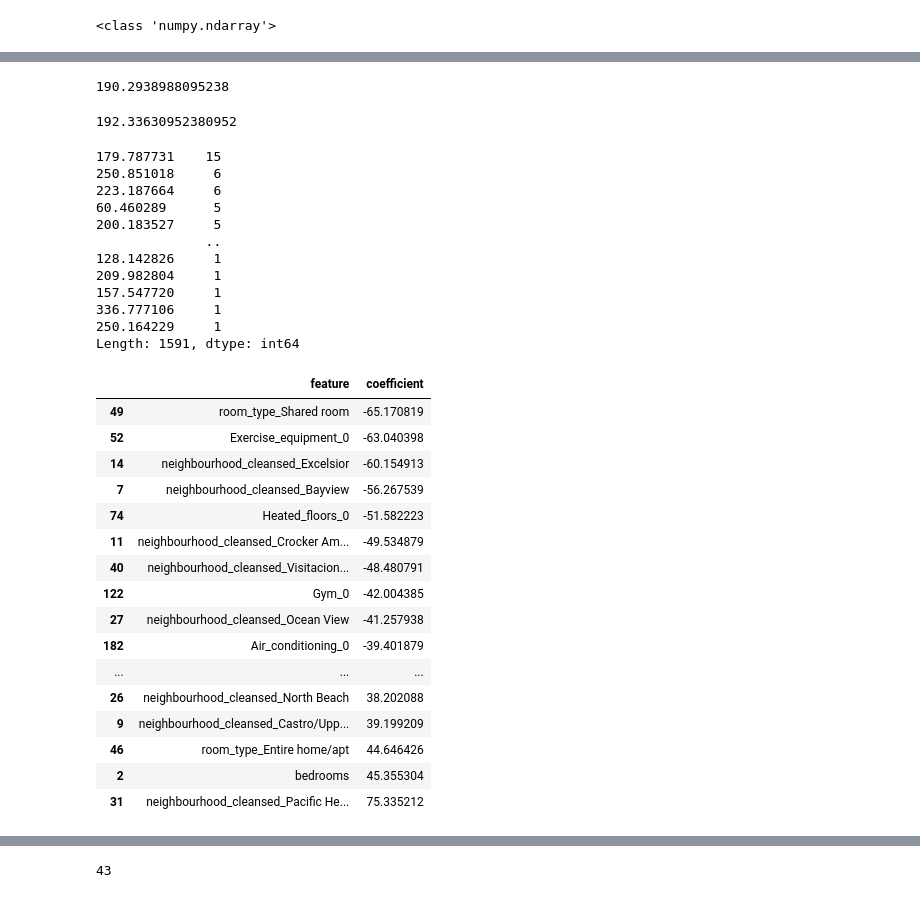
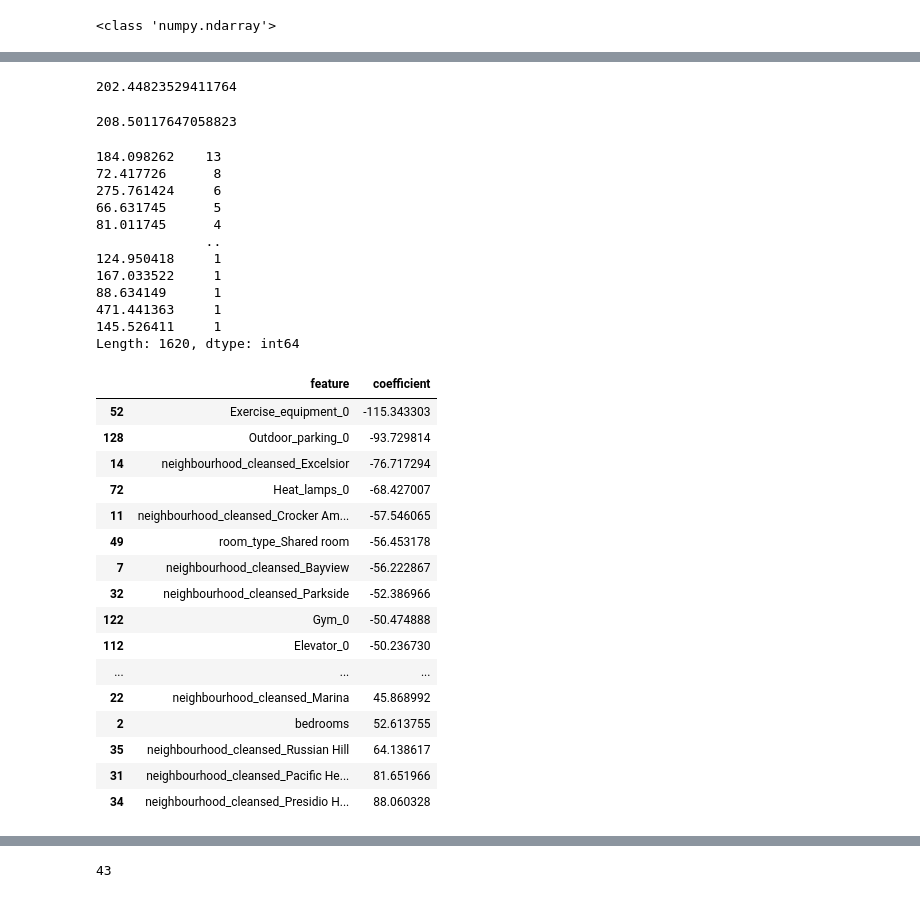
Before and after one commit to shabnami/Capstone_project_Airbnb, a Jupyter notebook: Airbnb.ipynb, the cells around one changed output, grey strips where cells are left out. Drawn from its saved outputs; the diff is of its cells as text; code cells hidden in the pictures.

```diff
--- a/Airbnb.ipynb
+++ b/Airbnb.ipynb
@@ -719,0 +738,2 @@ df.price = df.price.astype('int64')
+# %%
+df.drop(df.loc[df['price'] == 0].index, inplace = True)
@@ -720,5 +764,5 @@ df.price = df.price.astype('int64')
 # %%
-df = df[df['price']<1000]
+df = df[df['price'] < 2000]
 # %% [markdown]
 ### Security_deposit
 
@@ -1414,26 +1459,26 @@ df
 # %%
 y_train.mean()
 # %% [output]
-190.2938988095238
+202.44823529411764
 # %%
 y_test.mean()
 # %% [output]
-192.33630952380952
+208.50117647058823
 # %%
 pd.Series(predictions).value_counts()
 # %% [output]
-179.787731    15
-250.851018     6
-223.187664     6
-60.460289      5
-200.183527     5
+184.098262    13
+72.417726      8
+275.761424     6
+66.631745      5
+81.011745      4
               ..
-128.142826     1
-209.982804     1
-157.547720     1
-336.777106     1
-250.164229     1
-Length: 1591, dtype: int64
+124.950418     1
+167.033522     1
+88.634149      1
+471.441363     1
+145.526411     1
+Length: 1620, dtype: int64
 # %%
 #X_train['zipcode'].value_counts()
 # %%
@@ -1442,37 +1487,37 @@ Length: 1591, dtype: int64
 # %%
 pd.set_option('display.max_rows', 1000)
 # Grabbing the preprocessor
 pre = fit_model.named_steps['preprocessor']
 
 # Getting the numerical and categorical features from the pipeline
 num_feats = pre.transformers_[0][2]
 cat_feats = pre.transformers_[1][1]['onehot']\
                    .get_feature_names(categorical_features)
 all_feats = num_feats+list(cat_feats)
 
 # Dataframe for visual examination of coefficients
 df_coefs = pd.DataFrame()
 df_coefs['feature'] = all_feats
 df_coefs['coefficient'] = model.coef_
 
-df_coefs[abs(df_coefs['coefficient'])> 1].sort_values("coefficient")
+df_coefs[abs(df_coefs['coefficient'])> 1].sort_values("coefficient",ascending=False is in the top 10 features.)
 # Filter out all but the coefficients with some significance
 #df_coefs[df_coefs['coefficient'] > 0]
 # %% [output]
 |  | feature | coefficient |
-| 49 | room_type_Shared room | -65.170819 |
-| 52 | Exercise_equipment_0 | -63.040398 |
-| 14 | neighbourhood_cleansed_Excelsior | -60.154913 |
-| 7 | neighbourhood_cleansed_Bayview | -56.267539 |
-| 74 | Heated_floors_0 | -51.582223 |
-| 11 | neighbourhood_cleansed_Crocker Am... | -49.534879 |
-| 40 | neighbourhood_cleansed_Visitacion... | -48.480791 |
-| 122 | Gym_0 | -42.004385 |
-| 27 | neighbourhood_cleansed_Ocean View | -41.257938 |
-| 182 | Air_conditioning_0 | -39.401879 |
+| 52 | Exercise_equipment_0 | -115.343303 |
+| 128 | Outdoor_parking_0 | -93.729814 |
+| 14 | neighbourhood_cleansed_Excelsior | -76.717294 |
+| 72 | Heat_lamps_0 | -68.427007 |
+| 11 | neighbourhood_cleansed_Crocker Am... | -57.546065 |
+| 49 | room_type_Shared room | -56.453178 |
+| 7 | neighbourhood_cleansed_Bayview | -56.222867 |
+| 32 | neighbourhood_cleansed_Parkside | -52.386966 |
+| 122 | Gym_0 | -50.474888 |
+| 112 | Elevator_0 | -50.236730 |
 | ... | ... | ... |
-| 26 | neighbourhood_cleansed_North Beach | 38.202088 |
-| 9 | neighbourhood_cleansed_Castro/Upp... | 39.199209 |
-| 46 | room_type_Entire home/apt | 44.646426 |
-| 2 | bedrooms | 45.355304 |
-| 31 | neighbourhood_cleansed_Pacific He... | 75.335212 |
+| 22 | neighbourhood_cleansed_Marina | 45.868992 |
+| 2 | bedrooms | 52.613755 |
+| 35 | neighbourhood_cleansed_Russian Hill | 64.138617 |
+| 31 | neighbourhood_cleansed_Pacific He... | 81.651966 |
+| 34 | neighbourhood_cleansed_Presidio H... | 88.060328 |
```
Also changed, not shown: parts of 33 cells of this notebook, 2 other files.
